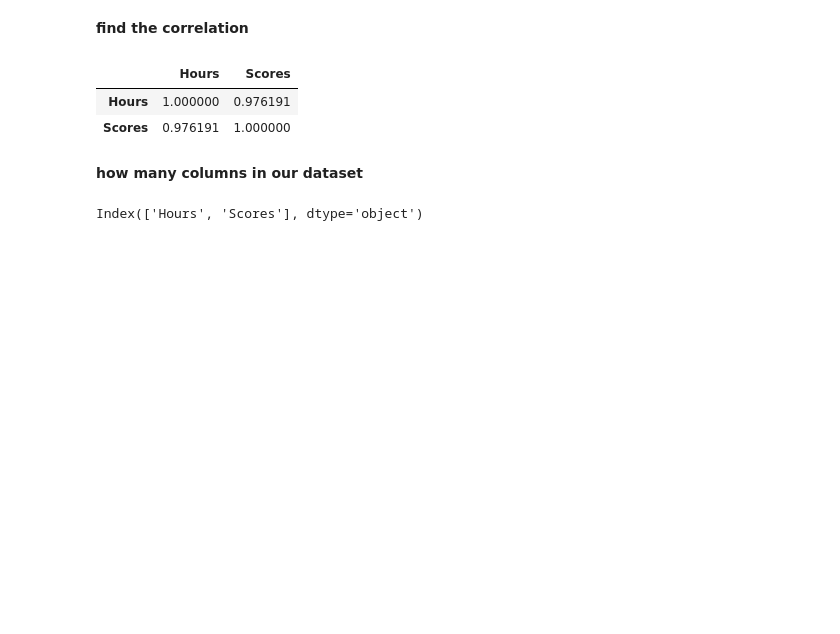
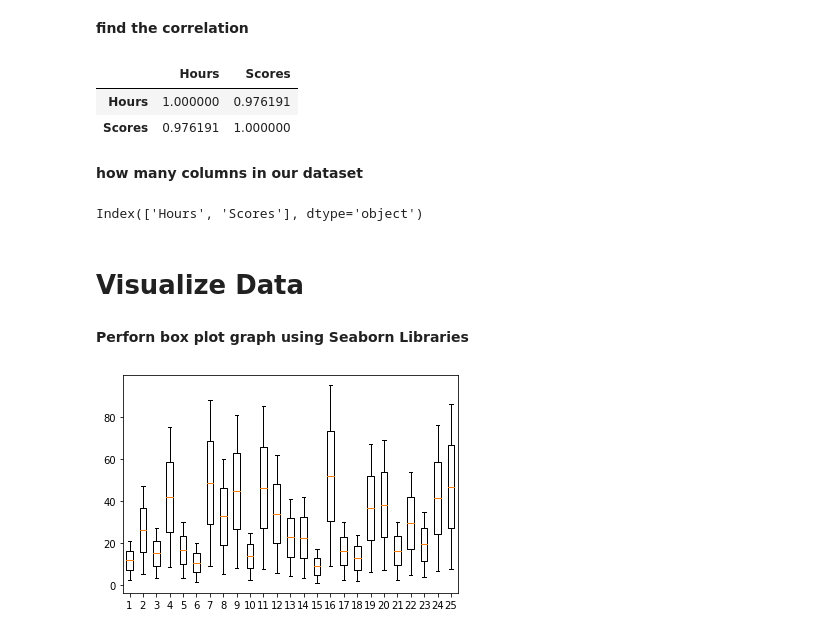
Before and after one commit to Gaikwadpawan3006/Analysis-on-Student-Performance, a Jupyter notebook: Prediction_using_Supervised_ML_.ipynb, the cells around one changed output. Saved outputs shown, nothing was run; the diff lists cells and outputs as text; code cells hidden in the pictures; blank space fills up the shorter version.

```diff
--- a/Prediction_using_Supervised_ML_.ipynb
+++ b/Prediction_using_Supervised_ML_.ipynb
@@ -150,3 +192,12 @@ data.corr()
 data.columns
 # %% [output]
 Index(['Hours', 'Scores'], dtype='object')
+# %% [markdown]
+# **Visualize Data**
+# %% [markdown]
+**Perforn box plot graph using Seaborn Libraries**
+# %%
+plt.boxplot(data)
+plt.show()
+# %% [output]
+[figure, added]
```
Also changed, not shown: parts of 24 cells of this notebook.
